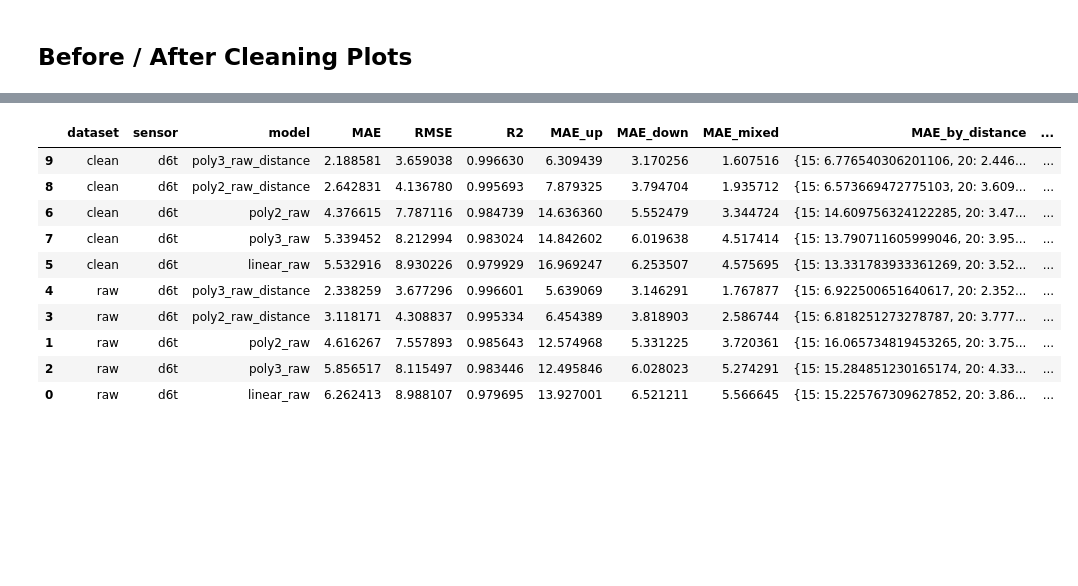
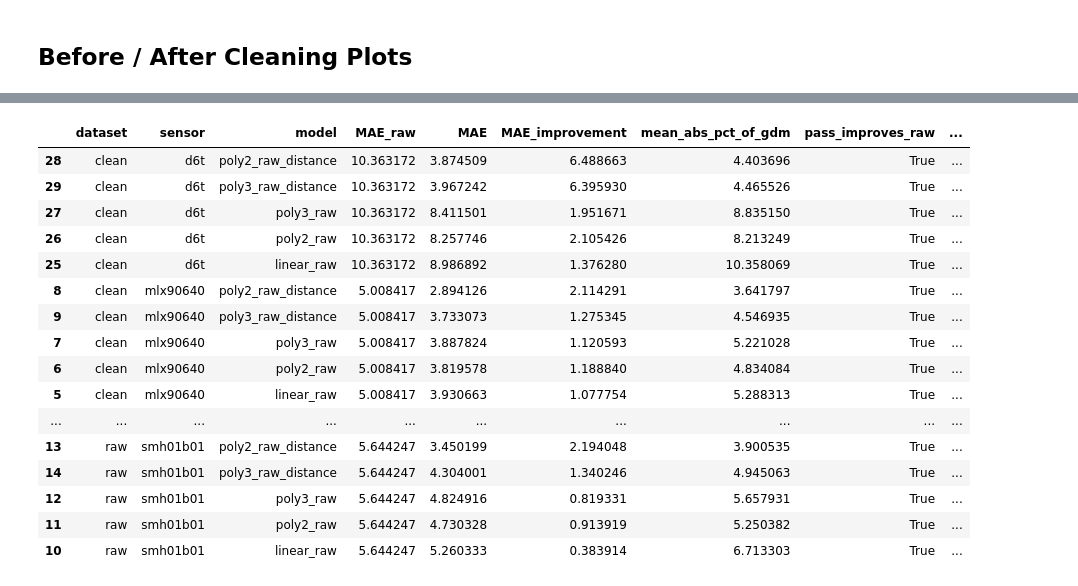
Before and after one commit to hai125125/test_cam_temp_v2_omron, a Jupyter notebook: notebooks/train_calibration.ipynb, the cells around one changed output, grey strips where cells are left out. Saved outputs shown, nothing was run; the diff lists cells and outputs as text; code cells hidden in the pictures; blank space fills up the shorter version.

Commit message:
update calibration

```diff
--- a/notebooks/train_calibration.ipynb
+++ b/notebooks/train_calibration.ipynb
@@ -328,7 +394,13 @@ axes[0].set_ylabel('reference_temp'); fig.colorbar(sc, ax=axes, label='distance_
 # %%
-# Raw differences against reference.
-for frame in [df_raw, df_clean, TRAIN_DF]:
-    for sensor, raw_col in SENSORS.items(): frame[f'diff_{sensor}_raw'] = frame[raw_col] - frame['reference_temp']
-diff_cols = [f'diff_{sensor}_raw' for sensor in ACTIVE_SENSORS]
-display(TRAIN_DF.groupby(['distance_cm', 'direction'])[diff_cols].agg(['mean', 'std', 'min', 'max']))
+
+# Raw differences against reference, grouped per sensor-specific training data.
+for sensor, raw_col in SENSORS.items():
+    df_raw[f'diff_{sensor}_raw'] = df_raw[raw_col] - df_raw['reference_temp']
+    if sensor in CLEAN_DF_BY_SENSOR: CLEAN_DF_BY_SENSOR[sensor][f'diff_{sensor}_raw'] = CLEAN_DF_BY_SENSOR[sensor][raw_col] - CLEAN_DF_BY_SENSOR[sensor]['reference_temp']
+summary_frames = []
+for sensor, raw_col in ACTIVE_SENSORS.items():
+    train_df = TRAIN_DF_BY_SENSOR[sensor].copy(); diff_col = f'diff_{sensor}_raw'; train_df[diff_col] = train_df[raw_col] - train_df['reference_temp']
+    summary = train_df.groupby(['distance_cm', 'direction'])[diff_col].agg(['mean', 'std', 'min', 'max']).reset_index()
+    summary.insert(0, 'sensor', sensor); summary_frames.append(summary)
+display(pd.concat(summary_frames, ignore_index=True) if summary_frames else pd.DataFrame())
 # %% [output]
@@ -362,55 +489,85 @@ axes[3].hist(df_raw['diff_d6t_raw'].dropna(), bins=80, alpha=0.45, label='raw');
 # %%
+
 MODEL_SPECS = [('linear_raw', 1, ['raw']), ('poly2_raw', 2, ['raw']), ('poly3_raw', 3, ['raw']), ('poly2_raw_distance', 2, ['raw', 'distance_cm']), ('poly3_raw_distance', 3, ['raw', 'distance_cm'])]
+
+def model_specs_for_sensor(sensor: str) -> list[tuple[str, int, list[str]]]:
+    specs = []
+    for name, degree, features in MODEL_SPECS:
+        if sensor in DISABLE_DISTANCE_FOR_SENSORS and 'distance_cm' in features:
+            continue
+        specs.append((name, degree, features))
+    return specs
 
 def feature_frame(data: pd.DataFrame, raw_col: str, features: list[str]) -> pd.DataFrame:
     out = pd.DataFrame(index=data.index)
     for feature in features: out[feature] = data[raw_col] if feature == 'raw' else data[feature]
     return out
 
 def deterministic_holdout(data: pd.DataFrame) -> tuple[pd.DataFrame, pd.DataFrame]:
     order = data.groupby('source_path').cumcount(); test_mask = order.mod(5).eq(0)
     return data.loc[~test_mask].copy(), data.loc[test_mask].copy()
 
 def model_input_data(data: pd.DataFrame, raw_col: str, features: list[str]) -> pd.DataFrame:
     needed = ['reference_temp', raw_col, 'source_path'] + [f for f in features if f != 'raw']
     out = data.dropna(subset=list(dict.fromkeys(needed))).copy(); numeric_needed = ['reference_temp', raw_col] + [f for f in features if f != 'raw']
     return out[np.isfinite(out[numeric_needed]).all(axis=1)]
 
 def fit_pipeline(train: pd.DataFrame, raw_col: str, degree: int, features: list[str]) -> Pipeline:
     model = Pipeline([('poly', PolynomialFeatures(degree=degree, include_bias=True)), ('linear', LinearRegression(fit_intercept=False))])
     model.fit(feature_frame(train, raw_col, features), train['reference_temp']); return model
 
 def evaluate_model_on(data: pd.DataFrame, sensor: str, raw_col: str, name: str, degree: int, features: list[str], label: str) -> tuple[dict, Pipeline]:
     usable = model_input_data(data, raw_col, features); train, test = deterministic_holdout(usable)
     if len(train) == 0 or len(test) == 0: raise RuntimeError(f'Not enough rows to evaluate {sensor}/{name} on {label}')
     model = fit_pipeline(train, raw_col, degree, features); pred = model.predict(feature_frame(test, raw_col, features))
-    eval_df = test[['reference_temp', 'distance_cm', 'direction']].copy(); eval_df['pred'] = pred
+    eval_df = test[['reference_temp', 'distance_cm', 'direction']].copy(); eval_df['pred'] = pred; eval_df['raw'] = test[raw_col].to_numpy()
+    eval_df['raw_abs_error'] = (eval_df['raw'] - eval_df['reference_temp']).abs()
+    eval_df['calib_abs_error'] = (eval_df['pred'] - eval_df['reference_temp']).abs()
+    denom = eval_df['reference_temp'].abs().replace(0, np.nan)
+    eval_df['calib_abs_pct_of_gdm'] = eval_df['calib_abs_error'] / denom * 100.0
+    raw_mae = float(eval_df['raw_abs_error'].mean())
+    calib_mae = float(eval_df['calib_abs_error'].mean())
+    mean_abs_pct = float(eval_df['calib_abs_pct_of_gdm'].mean())
+    pass_improves_raw = bool(calib_mae < raw_mae)
+    pass_under_pct = bool(mean_abs_pct < MAX_MEAN_ABS_PERCENT_OF_GDM)
     by_distance = {int(distance): float(mean_absolute_error(group['reference_temp'], group['pred'])) for distance, group in eval_df.groupby('distance_cm')}
-    row = {'dataset': label, 'sensor': sensor, 'model': name, 'degree': degree, 'features': features, 'MAE': float(mean_absolute_error(test['reference_temp'], pred)), 'RMSE': float(np.sqrt(mean_squared_error(test['reference_temp'], pred))), 'R2': float(r2_score(test['reference_temp'], pred)), 'MAE_by_distance': by_distance, 'distance_mae_span': float(max(by_distance.values()) - min(by_distance.values())) if by_distance else np.nan, 'n_coefficients': int(len(model.named_steps['linear'].coef_)), 'rows': int(len(usable))}
+    pct_by_distance = {int(distance): float(group['calib_abs_pct_of_gdm'].mean()) for distance, group in eval_df.groupby('distance_cm')}
+    raw_mae_by_distance = {int(distance): float(group['raw_abs_error'].mean()) for distance, group in eval_df.groupby('distance_cm')}
+    row = {'dataset': label, 'sensor': sensor, 'model': name, 'degree': degree, 'features': features, 'MAE': calib_mae, 'RMSE': float(np.sqrt(mean_squared_error(test['reference_temp'], pred))), 'R2': float(r2_score(test['reference_temp'], pred)), 'MAE_raw': raw_mae, 'MAE_improvement': raw_mae - calib_mae, 'mean_abs_pct_of_gdm': mean_abs_pct, 'pass_improves_raw': pass_improves_raw, 'pass_under_5pct_gdm': pass_under_pct, 'pass_training_goal': bool(pass_improves_raw or pass_under_pct), 'MAE_by_distance': by_distance, 'raw_MAE_by_distance': raw_mae_by_distance, 'pct_error_by_distance': pct_by_distance, 'distance_mae_span': float(max(by_distance.values()) - min(by_distance.values())) if by_distance else np.nan, 'n_coefficients': int(len(model.named_steps['linear'].coef_)), 'rows': int(len(usable))}
     for direction in ['up', 'down', 'mixed']:
         subset = eval_df[eval_df['direction'].eq(direction)]; row[f'MAE_{direction}'] = float(mean_absolute_error(subset['reference_temp'], subset['pred'])) if len(subset) else np.nan
-    row['selection_score'] = row['RMSE'] + 0.10 * row['distance_mae_span'] + 0.002 * row['n_coefficients']; return row, model
+    goal_penalty = 0.0 if row['pass_training_goal'] else 1000.0
+    row['selection_score'] = goal_penalty + row['RMSE'] + 0.10 * row['distance_mae_span'] + 0.002 * row['n_coefficients']; return row, model
 
 rows=[]
-for dataset_label, dataset in [('raw', df_raw), ('clean', df_clean)]:
-    for sensor, raw_col in ACTIVE_SENSORS.items():
-        for name, degree, features in MODEL_SPECS: rows.append(evaluate_model_on(dataset, sensor, raw_col, name, degree, features, dataset_label)[0])
+for sensor, raw_col in ACTIVE_SENSORS.items():
+    datasets = [('raw', df_raw), ('clean', CLEAN_DF_BY_SENSOR[sensor])]
+    for dataset_label, dataset in datasets:
+        for name, degree, features in model_specs_for_sensor(sensor):
+            rows.append(evaluate_model_on(dataset, sensor, raw_col, name, degree, features, dataset_label)[0])
 all_results = pd.DataFrame(rows).sort_values(['dataset', 'sensor', 'selection_score']); results = all_results[all_results['dataset'].eq(TRAIN_DF_NAME)].copy()
 metric_compare = all_results.pivot_table(index=['sensor', 'model'], columns='dataset', values=['MAE', 'RMSE', 'rows'], aggfunc='first').reset_index()
 metric_compare.columns = ['_'.join([str(x) for x in col if x]).rstrip('_') for col in metric_compare.columns.to_flat_index()]
-metric_compare = metric_compare.rename(columns={'MAE_raw': 'MAE_raw_train', 'RMSE_raw': 'RMSE_raw_train', 'MAE_clean': 'MAE_clean_train', 'RMSE_clean': 'RMSE_clean_train'}); metric_compare['rows_removed'] = rows_removed
+metric_compare = metric_compare.rename(columns={'MAE_raw': 'MAE_raw_train', 'RMSE_raw': 'RMSE_raw_train', 'MAE_clean': 'MAE_clean_train', 'RMSE_clean': 'RMSE_clean_train', 'rows_raw': 'rows_raw_train', 'rows_clean': 'rows_clean_train'})
+metric_compare = metric_compare.merge(cleaning_stats[['sensor', 'rows_raw', 'rows_clean', 'rows_removed', 'rows_skipped_missing_sensor']], on='sensor', how='left')
 metric_compare = metric_compare.sort_values(['sensor', 'MAE_clean_train', 'RMSE_clean_train'])
-display(all_results[['dataset', 'sensor', 'model', 'MAE', 'RMSE', 'R2', 'MAE_up', 'MAE_down', 'MAE_mixed', 'MAE_by_distance', 'distance_mae_span', 'n_coefficients', 'rows', 'selection_score']])
-display(metric_compare[['sensor', 'model', 'MAE_raw_train', 'RMSE_raw_train', 'MAE_clean_train', 'RMSE_clean_train', 'rows_raw', 'rows_clean', 'rows_removed']])
+display(all_results[['dataset', 'sensor', 'model', 'MAE_raw', 'MAE', 'MAE_improvement', 'mean_abs_pct_of_gdm', 'pass_improves_raw', 'pass_under_5pct_gdm', 'pass_training_goal', 'RMSE', 'R2', 'MAE_up', 'MAE_down', 'MAE_mixed', 'MAE_by_distance', 'raw_MAE_by_distance', 'pct_error_by_distance', 'distance_mae_span', 'n_coefficients', 'rows', 'selection_score']])
+display(metric_compare[['sensor', 'model', 'MAE_raw_train', 'RMSE_raw_train', 'MAE_clean_train', 'RMSE_clean_train', 'rows_raw_train', 'rows_clean_train', 'rows_removed', 'rows_skipped_missing_sensor']])
 # %% [output]
-|  | dataset | sensor | model | MAE | RMSE | R2 | MAE_up | MAE_down | MAE_mixed | MAE_by_distance | ... |
-| 9 | clean | d6t | poly3_raw_distance | 2.188581 | 3.659038 | 0.996630 | 6.309439 | 3.170256 | 1.607516 | {15: 6.776540306201106, 20: 2.446... | ... |
-| 8 | clean | d6t | poly2_raw_distance | 2.642831 | 4.136780 | 0.995693 | 7.879325 | 3.794704 | 1.935712 | {15: 6.573669472775103, 20: 3.609... | ... |
-| 6 | clean | d6t | poly2_raw | 4.376615 | 7.787116 | 0.984739 | 14.636360 | 5.552479 | 3.344724 | {15: 14.609756324122285, 20: 3.47... | ... |
-| 7 | clean | d6t | poly3_raw | 5.339452 | 8.212994 | 0.983024 | 14.842602 | 6.019638 | 4.517414 | {15: 13.790711605999046, 20: 3.95... | ... |
-| 5 | clean | d6t | linear_raw | 5.532916 | 8.930226 | 0.979929 | 16.969247 | 6.253507 | 4.575695 | {15: 13.331783933361269, 20: 3.52... | ... |
-| 4 | raw | d6t | poly3_raw_distance | 2.338259 | 3.677296 | 0.996601 | 5.639069 | 3.146291 | 1.767877 | {15: 6.922500651640617, 20: 2.352... | ... |
-| 3 | raw | d6t | poly2_raw_distance | 3.118171 | 4.308837 | 0.995334 | 6.454389 | 3.818903 | 2.586744 | {15: 6.818251273278787, 20: 3.777... | ... |
-| 1 | raw | d6t | poly2_raw | 4.616267 | 7.557893 | 0.985643 | 12.574968 | 5.331225 | 3.720361 | {15: 16.065734819453265, 20: 3.75... | ... |
-| 2 | raw | d6t | poly3_raw | 5.856517 | 8.115497 | 0.983446 | 12.495846 | 6.028023 | 5.274291 | {15: 15.284851230165174, 20: 4.33... | ... |
-| 0 | raw | d6t | linear_raw | 6.262413 | 8.988107 | 0.979695 | 13.927001 | 6.521211 | 5.566645 | {15: 15.225767309627852, 20: 3.86... | ... |
+|  | dataset | sensor | model | MAE_raw | MAE | MAE_improvement | mean_abs_pct_of_gdm | pass_improves_raw | ... |
+| 28 | clean | d6t | poly2_raw_distance | 10.363172 | 3.874509 | 6.488663 | 4.403696 | True | ... |
+| 29 | clean | d6t | poly3_raw_distance | 10.363172 | 3.967242 | 6.395930 | 4.465526 | True | ... |
+| 27 | clean | d6t | poly3_raw | 10.363172 | 8.411501 | 1.951671 | 8.835150 | True | ... |
+| 26 | clean | d6t | poly2_raw | 10.363172 | 8.257746 | 2.105426 | 8.213249 | True | ... |
+| 25 | clean | d6t | linear_raw | 10.363172 | 8.986892 | 1.376280 | 10.358069 | True | ... |
+| 8 | clean | mlx90640 | poly2_raw_distance | 5.008417 | 2.894126 | 2.114291 | 3.641797 | True | ... |
+| 9 | clean | mlx90640 | poly3_raw_distance | 5.008417 | 3.733073 | 1.275345 | 4.546935 | True | ... |
+| 7 | clean | mlx90640 | poly3_raw | 5.008417 | 3.887824 | 1.120593 | 5.221028 | True | ... |
+| 6 | clean | mlx90640 | poly2_raw | 5.008417 | 3.819578 | 1.188840 | 4.834084 | True | ... |
+| 5 | clean | mlx90640 | linear_raw | 5.008417 | 3.930663 | 1.077754 | 5.288313 | True | ... |
+| ... | ... | ... | ... | ... | ... | ... | ... | ... | ... |
+| 13 | raw | smh01b01 | poly2_raw_distance | 5.644247 | 3.450199 | 2.194048 | 3.900535 | True | ... |
+| 14 | raw | smh01b01 | poly3_raw_distance | 5.644247 | 4.304001 | 1.340246 | 4.945063 | True | ... |
+| 12 | raw | smh01b01 | poly3_raw | 5.644247 | 4.824916 | 0.819331 | 5.657931 | True | ... |
+| 11 | raw | smh01b01 | poly2_raw | 5.644247 | 4.730328 | 0.913919 | 5.250382 | True | ... |
+| 10 | raw | smh01b01 | linear_raw | 5.644247 | 5.260333 | 0.383914 | 6.713303 | True | ... |
```
Also changed, not shown: parts of 15 cells of this notebook, 8 other files.
